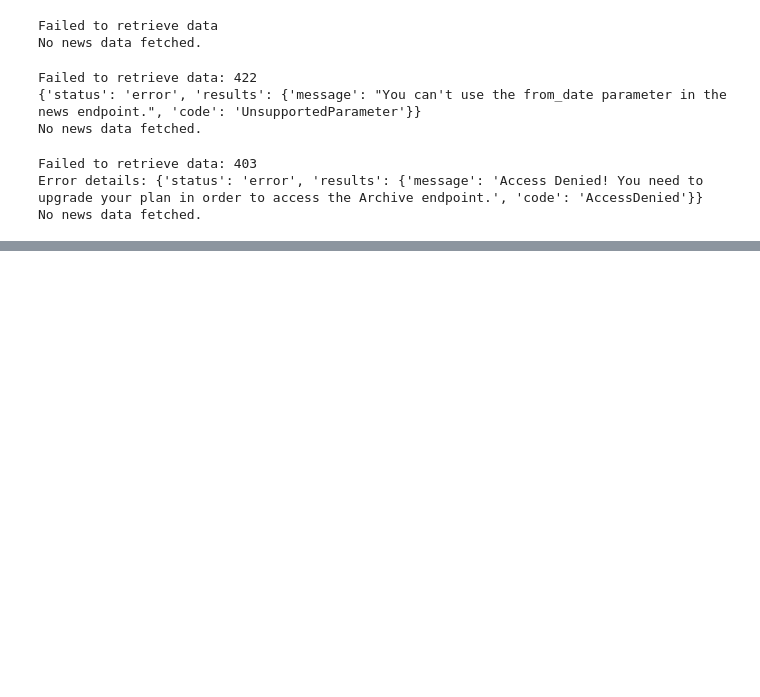
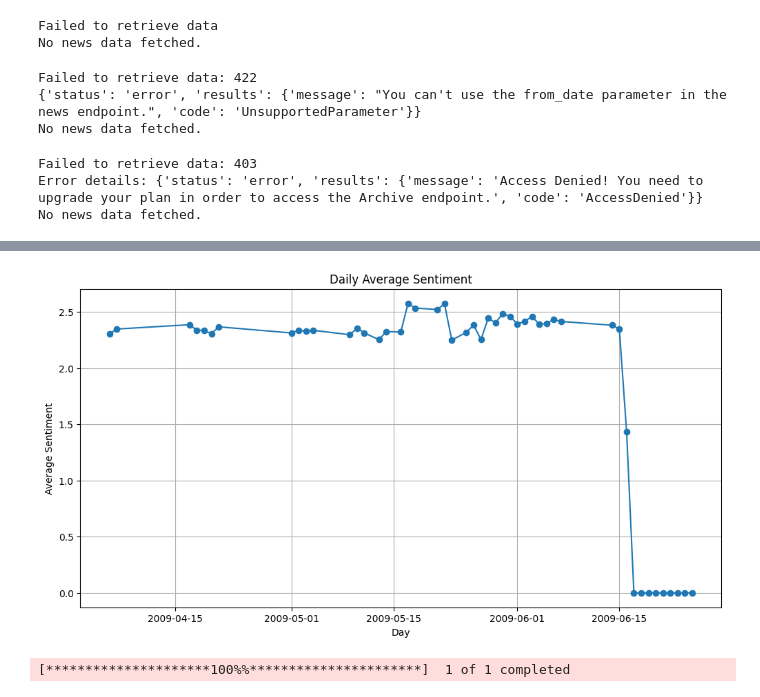
Before and after one commit to thorwhalen/mood, a Jupyter notebook: misc/mood_wip.ipynb, the cells around one changed output, grey strips where cells are left out. Saved outputs shown, nothing was run; the diff lists cells and outputs as text; code cells hidden in the pictures; blank space fills up the shorter version.

Commit message:
feat: Sentiment140 (1.6M tweets and sentiment)

```diff
--- a/misc/mood_wip.ipynb
+++ b/misc/mood_wip.ipynb
@@ -172,0 +186,15 @@ No news data fetched.
+# %%
+# column names for the kaggle kazanova/sentiment140 dataset
+column_names = ['target', 'ids', 'date', 'flag', 'user', 'text']
+# %%
+from dol import Pipe
+import io
+import pandas as pd
+from operator import methodcaller
+from functools import partial
+
+first_item = Pipe(iter, next)
+csv_bytes_to_df = Pipe(
+    io.BytesIO, partial(pd.read_csv, encoding='latin1', header=None)
+)
+single_file_zipreader_to_df = Pipe(methodcaller('values'), first_item, csv_bytes_to_df)
@@ -172,0 +215,9 @@ No news data fetched.
+# %%
+from dol import FilesOfZip
+from graze import graze
+
+dropbox_url_to_df = Pipe(graze, FilesOfZip, single_file_zipreader_to_df)
+
+zip_file = 'https://www.dropbox.com/scl/fi/6cadg81efkj0gmzudi2ke/sentiment140.zip?rlkey=40v5hab1gxoc1qbhh01w557cy&dl=1'
+
+df = dropbox_url_to_df(zip_file)
@@ -172,0 +241,4 @@ No news data fetched.
+# %%
+df.columns = column_names
+print(f"{df.shape[0]} rows and {df.shape[1]} columns")
+print(f"{df.columns=}")
@@ -172,0 +269,29 @@ No news data fetched.
+# %%
+# Make a line graph that shows the average target (i.e. sentiment) every day.
+import matplotlib.pyplot as plt
+import pandas as pd
+
+# first make a column that has a day value (i.e. without the time)
+df['day'] = pd.to_datetime(df['date']).dt.date
+daily_avg_sentiment = df.groupby('day')['target'].mean()
+
+plt.figure(figsize=(12, 6))
+# make a line plot with o markers
+plt.plot(daily_avg_sentiment, marker='o')
+plt.title('Daily Average Sentiment')
+plt.xlabel('Day')
+plt.ylabel('Average Sentiment')
+plt.grid()
+# %% [output]
+[figure, added]
+# %%
+# from yahoo finance get the stock price of SPY for that period
+
+import yfinance as yf
+
+# get the stock price of SPY for the same period
+start_date = df['day'].min()
+end_date = df['day'].max()
+spy = yf.download('SPY', start=start_date, end=end_date)
+# %% [output]
+[*********************100%%**********************]  1 of 1 completed
```
Also changed, not shown: parts of 12 cells of this notebook.
